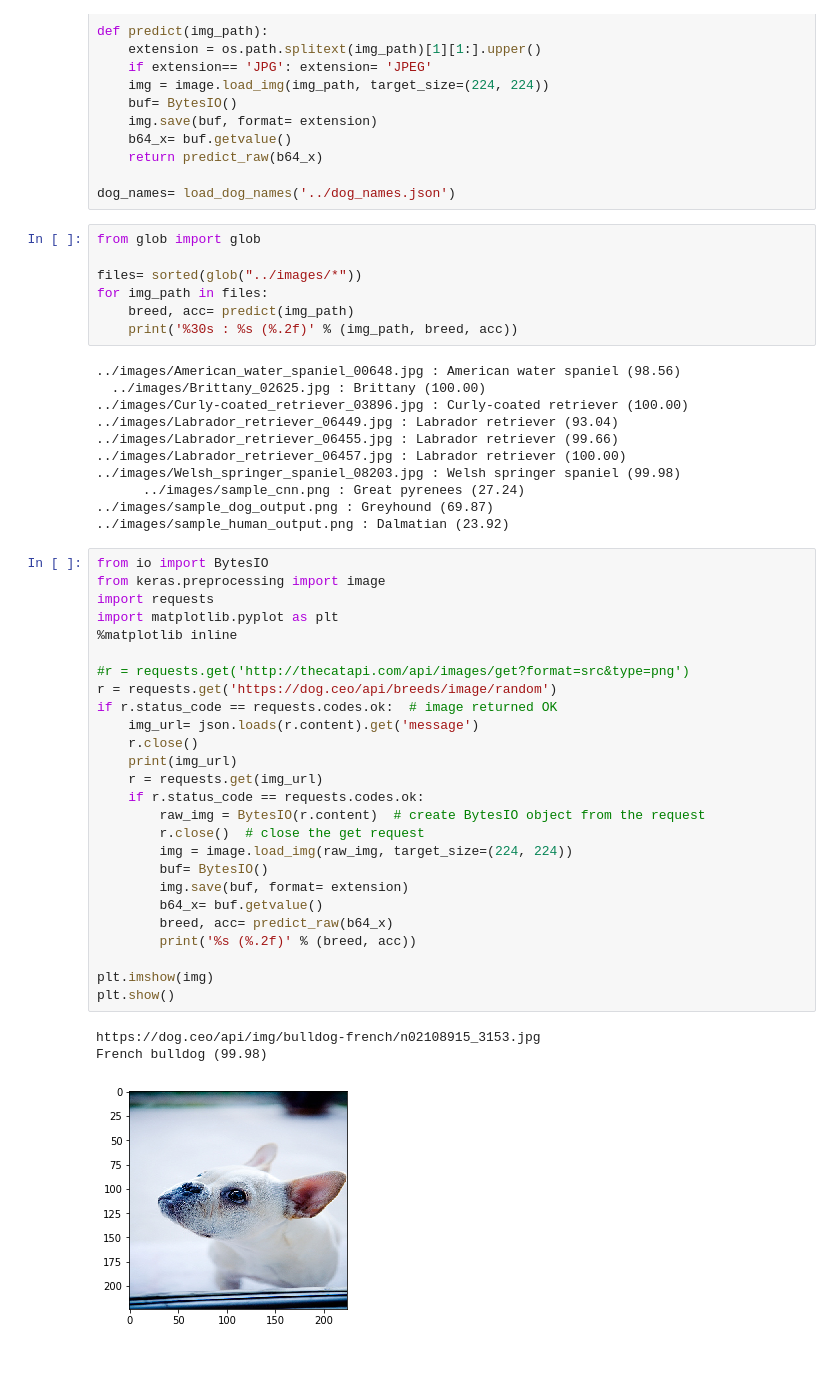
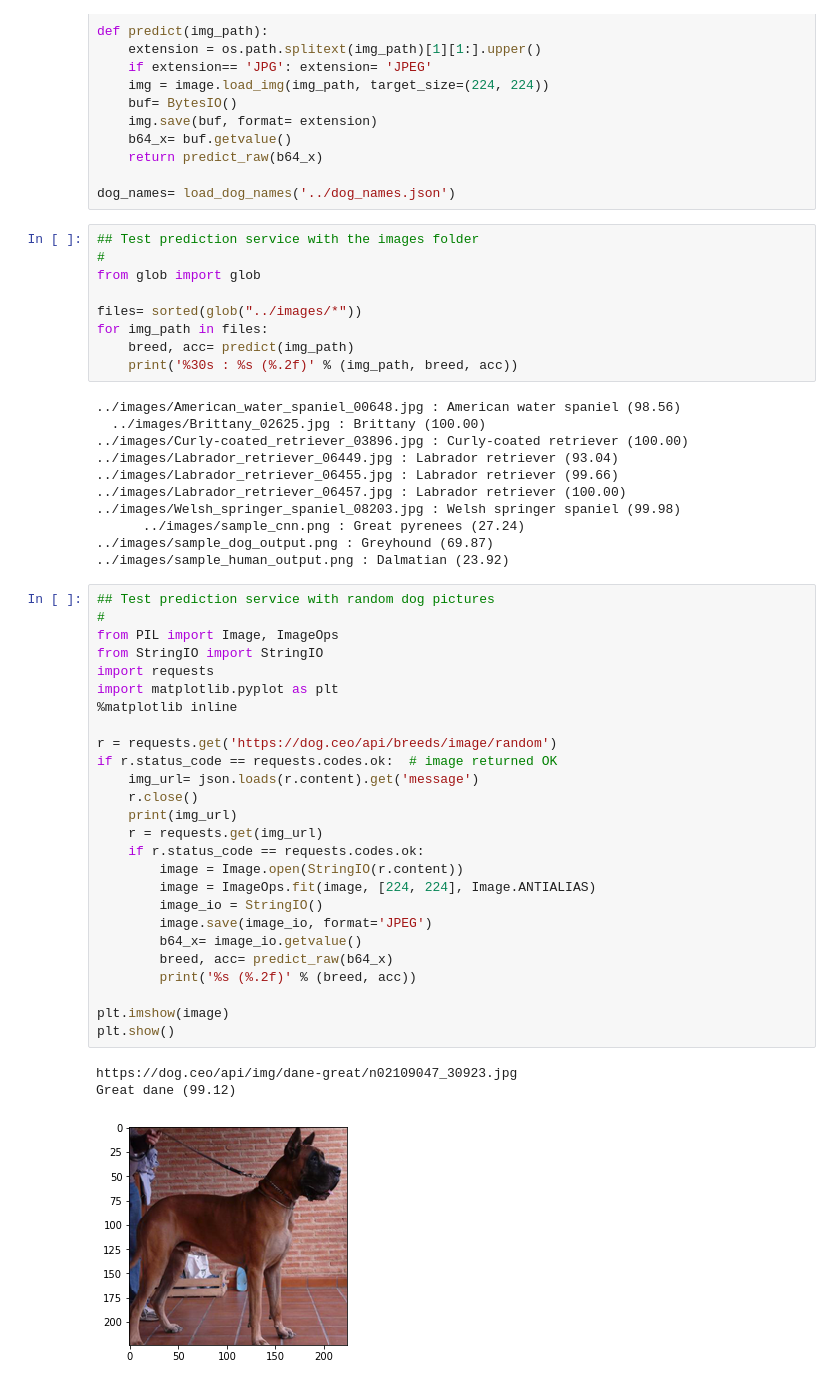
Before and after one commit to gregoriomezquita/dog-breed, a Jupyter notebook: cloud-ml/cloud-ml.ipynb, the cells around one changed output. Drawn from its saved outputs; the diff is of its cells as text.

```diff
--- a/cloud-ml/cloud-ml.ipynb
+++ b/cloud-ml/cloud-ml.ipynb
@@ -158,6 +172,8 @@ def predict(img_path):
 
 dog_names= load_dog_names('../dog_names.json')
 # %%
+## Test prediction service with the images folder
+#
 from glob import glob
 
 files= sorted(glob("../images/*"))
@@ -176,32 +192,32 @@ for img_path in files:
 ../images/sample_dog_output.png : Greyhound (69.87)
 ../images/sample_human_output.png : Dalmatian (23.92)
 # %%
-from io import BytesIO
-from keras.preprocessing import image
+## Test prediction service with random dog pictures
+#
+from PIL import Image, ImageOps
+from StringIO import StringIO
 import requests
 import matplotlib.pyplot as plt
 %matplotlib inline
 
-#r = requests.get('http://thecatapi.com/api/images/get?format=src&type=png')
 r = requests.get('https://dog.ceo/api/breeds/image/random')
 if r.status_code == requests.codes.ok:  # image returned OK
     img_url= json.loads(r.content).get('message')
     r.close()
     print(img_url)
     r = requests.get(img_url)
     if r.status_code == requests.codes.ok:
-        raw_img = BytesIO(r.content)  # create BytesIO object from the request
-        r.close()  # close the get request
-        img = image.load_img(raw_img, target_size=(224, 224))
-        buf= BytesIO()
-        img.save(buf, format= extension)
-        b64_x= buf.getvalue()
+        image = Image.open(StringIO(r.content))
+        image = ImageOps.fit(image, [224, 224], Image.ANTIALIAS)
+        image_io = StringIO()
+        image.save(image_io, format='JPEG')
+        b64_x= image_io.getvalue()
         breed, acc= predict_raw(b64_x)
         print('%s (%.2f)' % (breed, acc))
 
-plt.imshow(img)
+plt.imshow(image)
 plt.show()
 # %% [output]
-https://dog.ceo/api/img/bulldog-french/n02108915_3153.jpg
-French bulldog (99.98)
+https://dog.ceo/api/img/dane-great/n02109047_30923.jpg
+Great dane (99.12)
-[figure, old version]
+[figure, new version]
```
Also changed, not shown: parts of 10 cells of this notebook.
